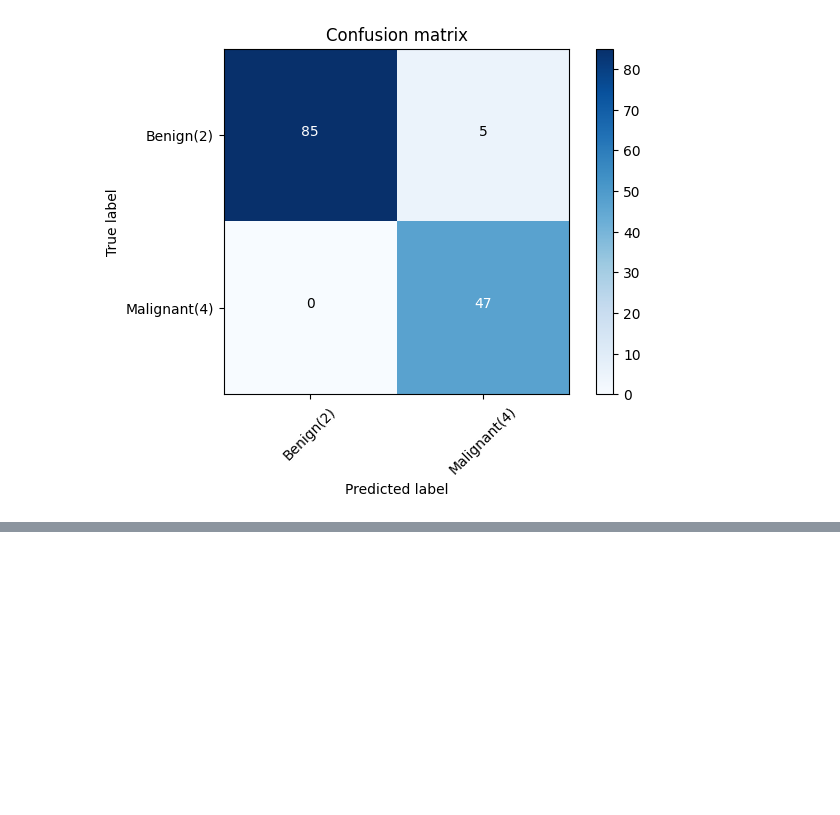
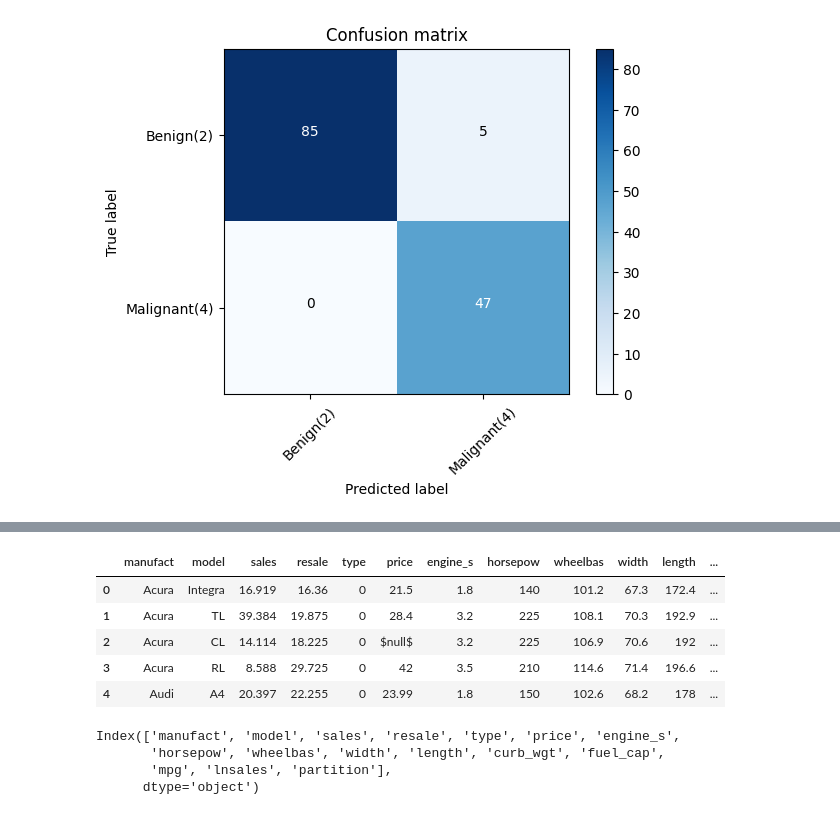
Before and after one commit to Calvince1/Colabs, a Jupyter notebook: ML.ipynb, the cells around one changed output, grey strips where cells are left out. Cells and saved outputs as stored; diff of their text form; code cells hidden in the pictures; blank space fills up the shorter version.

```diff
--- a/ML.ipynb
+++ b/ML.ipynb
@@ -363,0 +496,11 @@ Confusion matrix, without normalization
+# %%
+
+cars_df = pd.read_csv('https://raw.githubusercontent.com/Calvince1/Colabs/main/cars_clus.csv')
+cars_df.head()
+# %% [output]
+|  | manufact | model | sales | resale | type | price | engine_s | horsepow | wheelbas | width | length | ... |
+| 0 | Acura | Integra | 16.919 | 16.36 | 0 | 21.5 | 1.8 | 140 | 101.2 | 67.3 | 172.4 | ... |
+| 1 | Acura | TL | 39.384 | 19.875 | 0 | 28.4 | 3.2 | 225 | 108.1 | 70.3 | 192.9 | ... |
+| 2 | Acura | CL | 14.114 | 18.225 | 0 | $null$ | 3.2 | 225 | 106.9 | 70.6 | 192 | ... |
+| 3 | Acura | RL | 8.588 | 29.725 | 0 | 42 | 3.5 | 210 | 114.6 | 71.4 | 196.6 | ... |
+| 4 | Audi | A4 | 20.397 | 22.255 | 0 | 23.99 | 1.8 | 150 | 102.6 | 68.2 | 178 | ... |
@@ -363,0 +518,7 @@ Confusion matrix, without normalization
+# %%
+cars_df.columns
+# %% [output]
+Index(['manufact', 'model', 'sales', 'resale', 'type', 'price', 'engine_s',
+       'horsepow', 'wheelbas', 'width', 'length', 'curb_wgt', 'fuel_cap',
+       'mpg', 'lnsales', 'partition'],
+      dtype='object')
```
Also changed, not shown: parts of 29 cells of this notebook.
